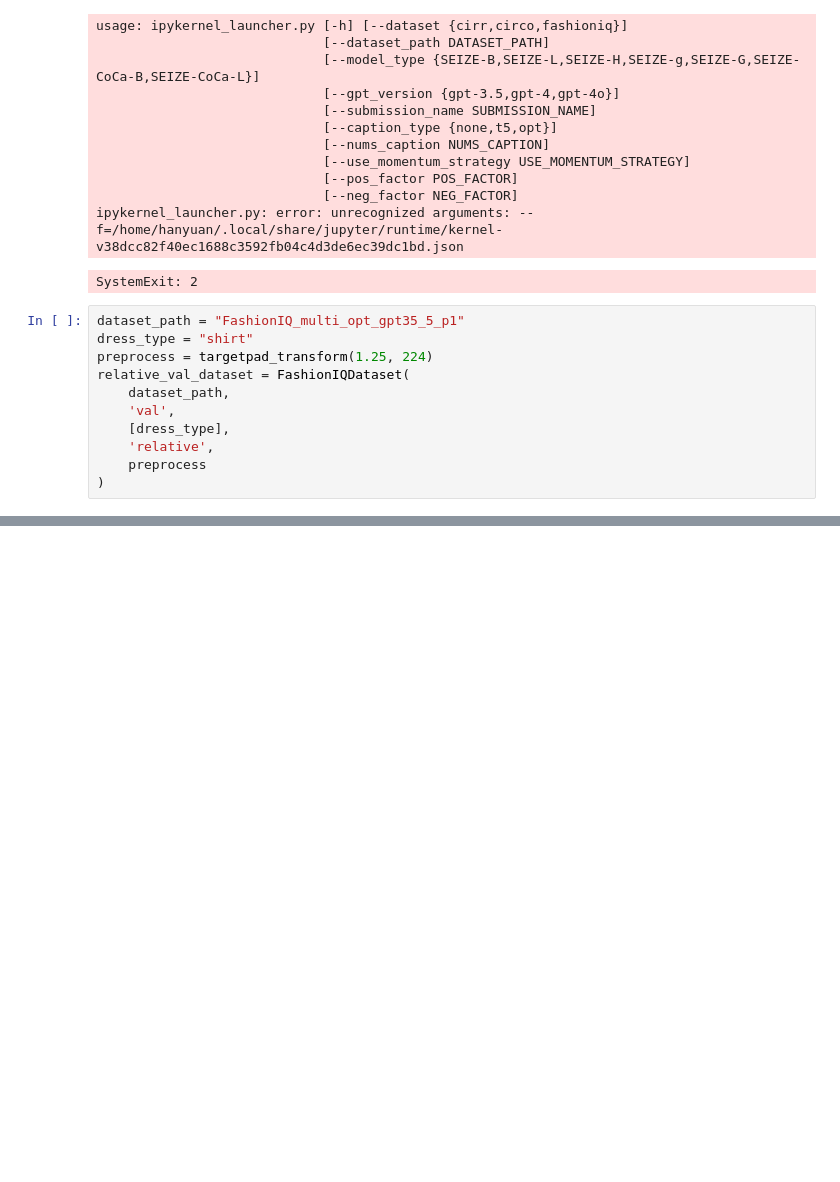
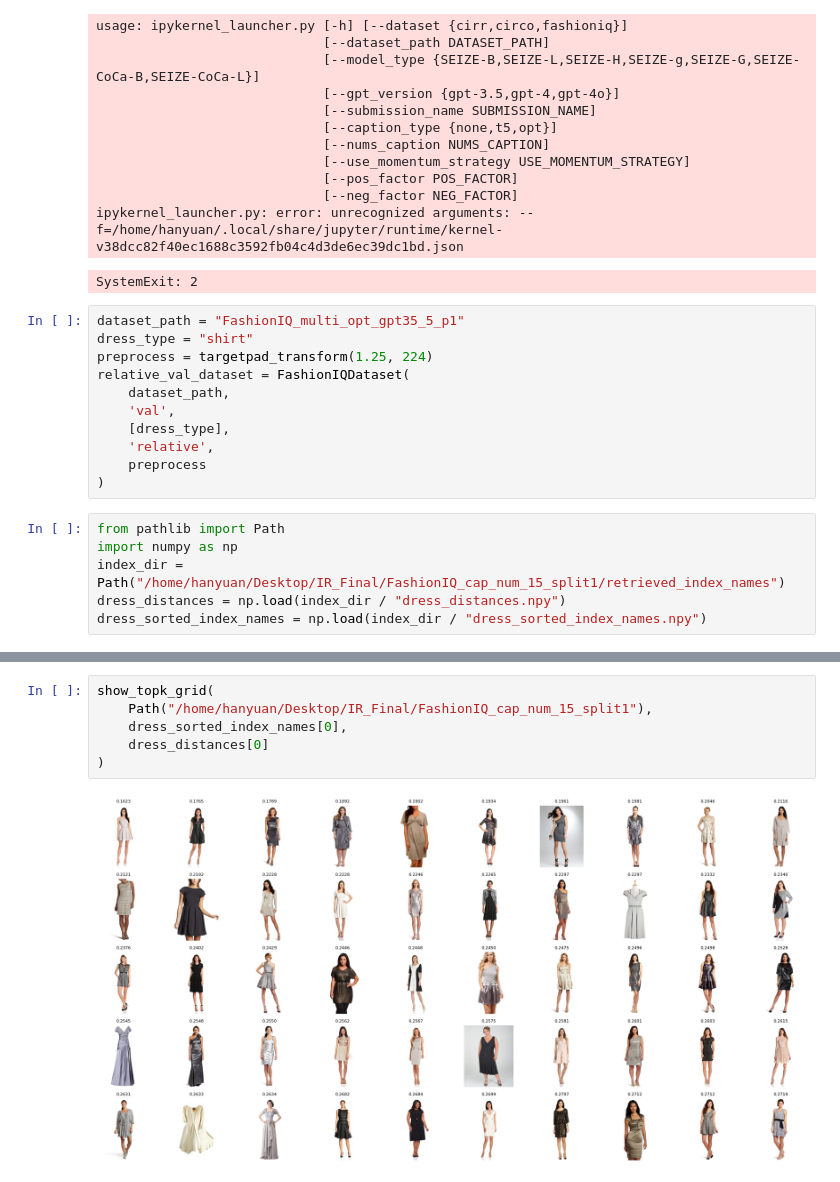
Before and after one commit to TingKaiHsu0525/IR_Final, a Jupyter notebook: src/play.ipynb, the cells around one changed output, grey strips where cells are left out. Cells and saved outputs as stored; diff of their text form; blank space fills up the shorter version.

Commit message:
visualize(...) can work

```diff
--- a/src/play.ipynb
+++ b/src/play.ipynb
@@ -63,3 +63,9 @@ relative_val_dataset = FashionIQDataset(
     'relative',
     preprocess
 )
+# %%
+from pathlib import Path
+import numpy as np
+index_dir = Path("/home/hanyuan/Desktop/IR_Final/FashionIQ_cap_num_15_split1/retrieved_index_names")
+dress_distances = np.load(index_dir / "dress_distances.npy")
+dress_sorted_index_names = np.load(index_dir / "dress_sorted_index_names.npy")
@@ -65,0 +125,8 @@ relative_val_dataset = FashionIQDataset(
+# %%
+show_topk_grid(
+    Path("/home/hanyuan/Desktop/IR_Final/FashionIQ_cap_num_15_split1"),
+    dress_sorted_index_names[0],
+    dress_distances[0]
+)
+# %% [output]
+[figure, added]
```
Also changed, not shown: parts of 3 cells of this notebook, 1 other file.
